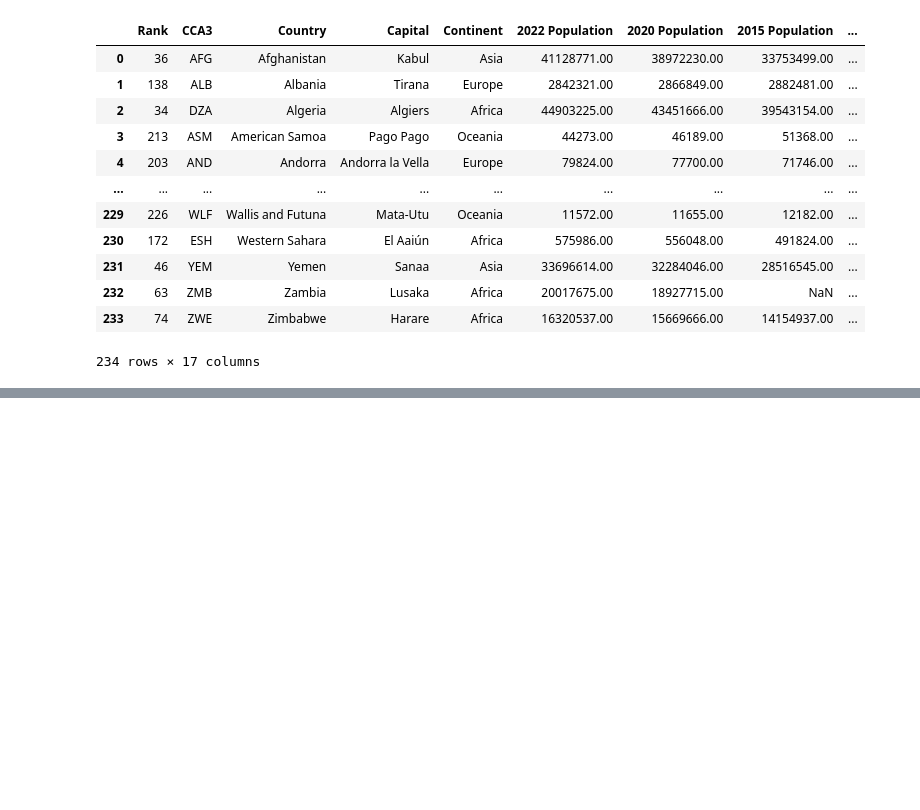
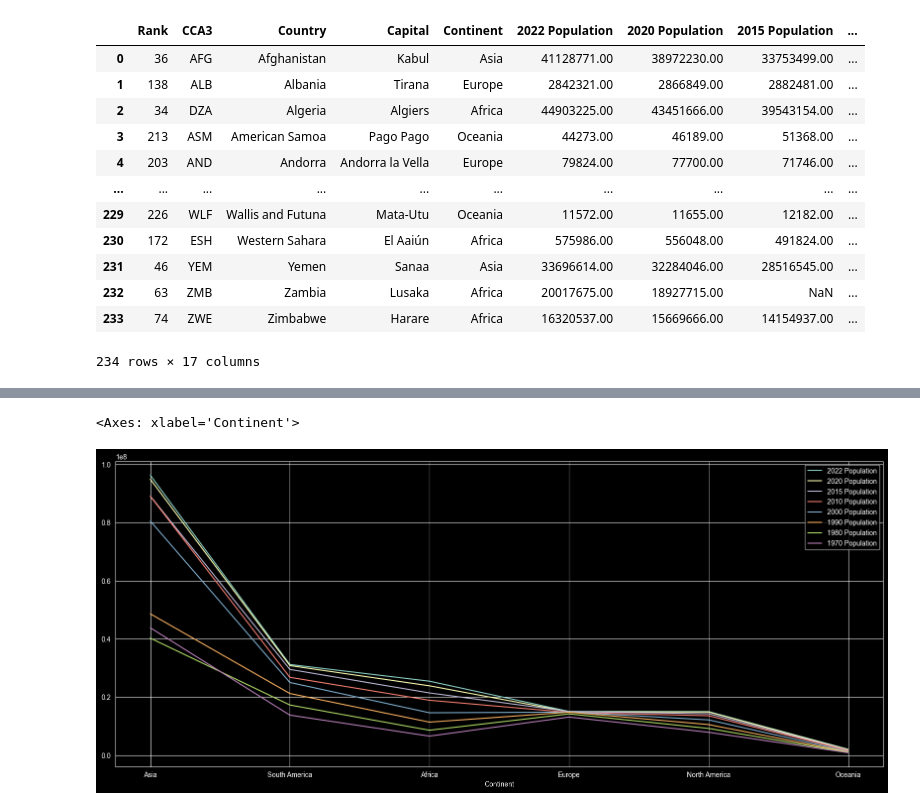
Before and after one commit to krasigarev/Exploratory-Data-Analysis-in-Pandas, a Jupyter notebook: EDA_project_1.ipynb, the cells around one changed output, grey strips where cells are left out. Drawn from its saved outputs; the diff is of its cells as text; code cells hidden in the pictures; blank space fills up the shorter version.

```diff
--- a/EDA_project_1.ipynb
+++ b/EDA_project_1.ipynb
@@ -233,0 +292,3 @@ df
+# %%
+df2 = df.groupby('Continent')[df.columns[5:13]].mean(numeric_only=True).sort_values(by='2022 Population', ascending=False)
+df2
@@ -233,0 +337,5 @@ df
+# %%
+df2.plot()
+# %% [output]
+<Axes: xlabel='Continent'>
+[figure, added]
```
Also changed, not shown: parts of 16 cells of this notebook.
